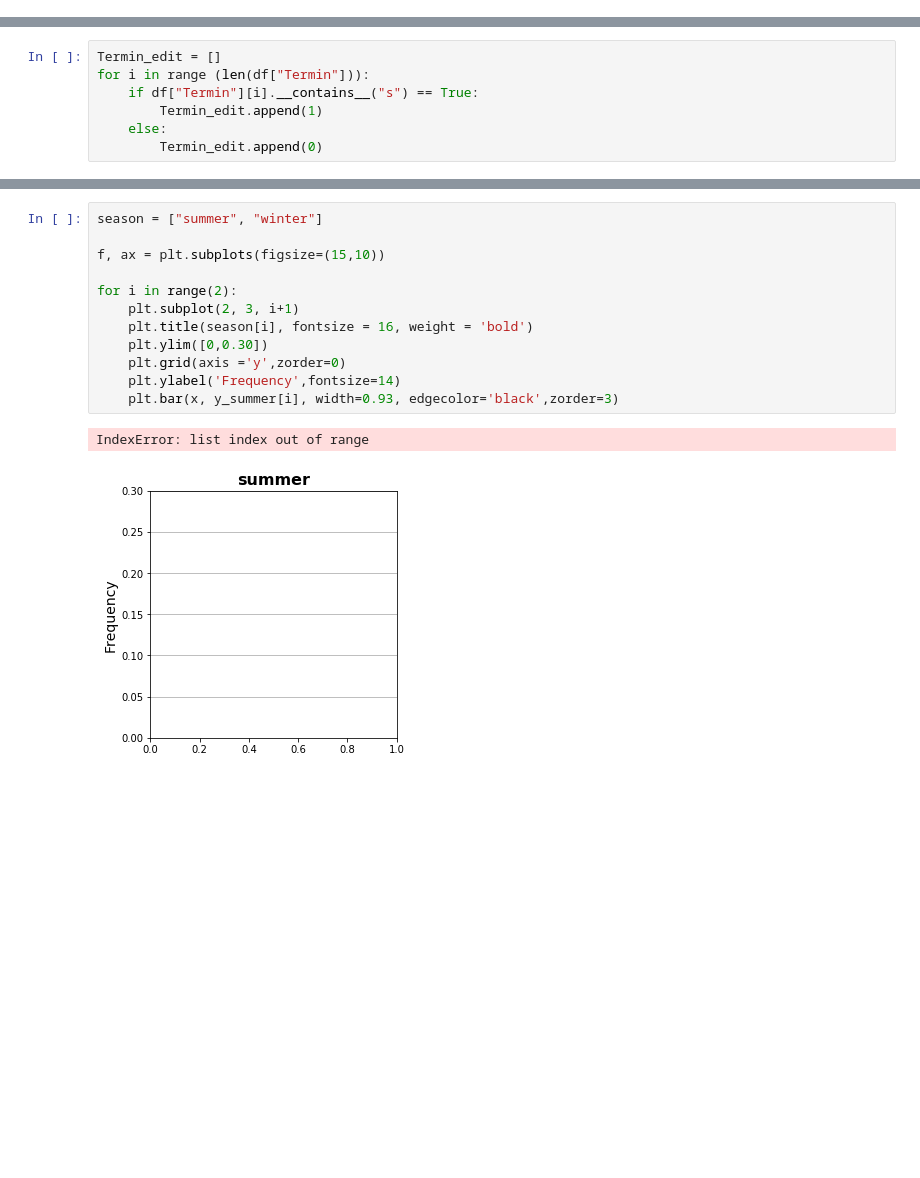
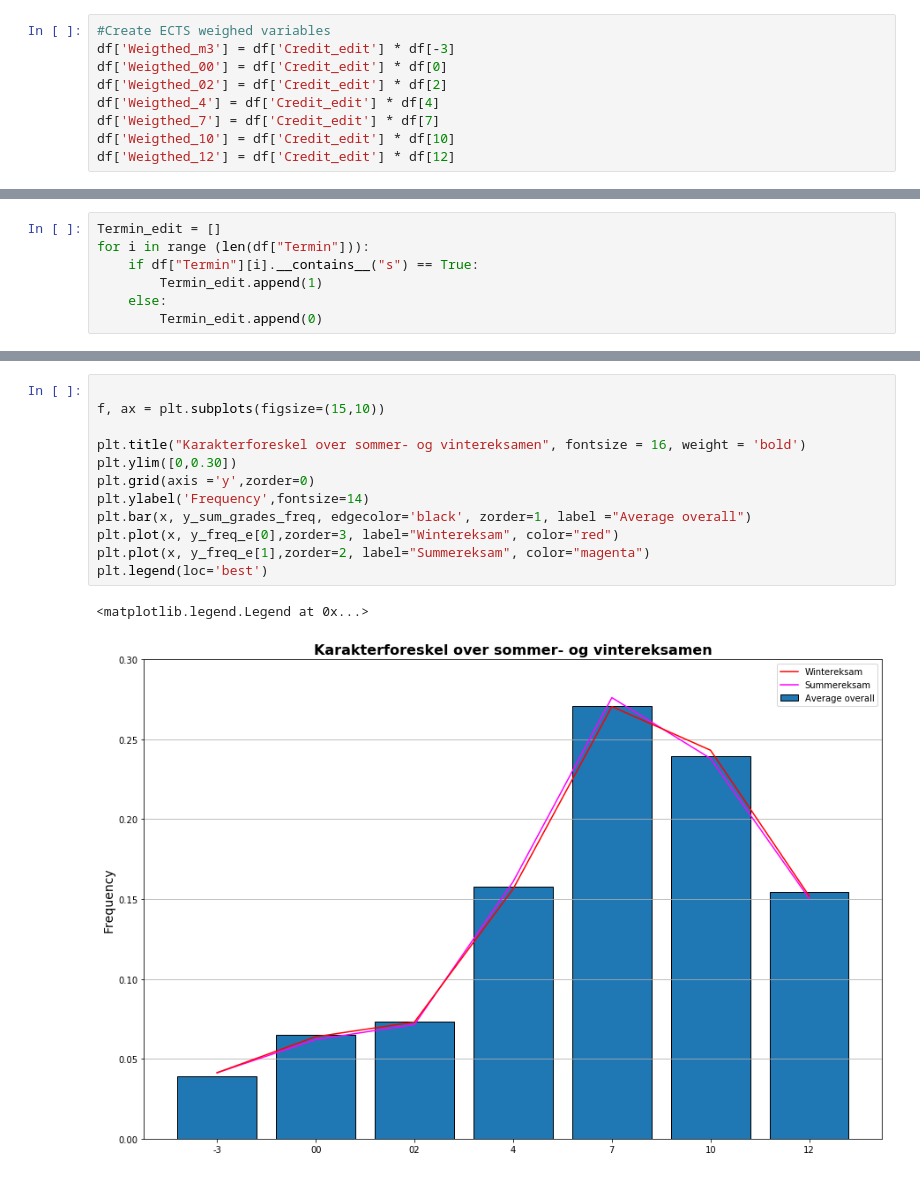
Before and after one commit to tnv875/Group18-NoTeeth, a Jupyter notebook: Exam project/Jacob legemappe/Load final data set (JACOB DUPLICATE)-Copy1.ipynb, the cells around one changed output, grey strips where cells are left out. Drawn from its saved outputs; the diff is of its cells as text; blank space fills up the shorter version.

Commit message:
Seasonal difference and optimisation

```diff
--- a/Exam project/Jacob legemappe/Load final data set (JACOB DUPLICATE)-Copy1.ipynb
+++ b/Exam project/Jacob legemappe/Load final data set (JACOB DUPLICATE)-Copy1.ipynb
@@ -128,0 +131,9 @@ plt.show()
+# %%
+#Create ECTS weighed variables
+df['Weigthed_m3'] = df['Credit_edit'] * df[-3]
+df['Weigthed_00'] = df['Credit_edit'] * df[0]
+df['Weigthed_02'] = df['Credit_edit'] * df[2]
+df['Weigthed_4'] = df['Credit_edit'] * df[4]
+df['Weigthed_7'] = df['Credit_edit'] * df[7]
+df['Weigthed_10'] = df['Credit_edit'] * df[10]
+df['Weigthed_12'] = df['Credit_edit'] * df[12]
@@ -159,15 +282,15 @@ df
 # %%
-season = ["summer", "winter"]
 
 f, ax = plt.subplots(figsize=(15,10))
 
-for i in range(2):
-    plt.subplot(2, 3, i+1)
-    plt.title(season[i], fontsize = 16, weight = 'bold')
-    plt.ylim([0,0.30])
-    plt.grid(axis ='y',zorder=0)
-    plt.ylabel('Frequency',fontsize=14)
-    plt.bar(x, y_summer[i], width=0.93, edgecolor='black',zorder=3)
+plt.title("Karakterforeskel over sommer- og vintereksamen", fontsize = 16, weight = 'bold')
+plt.ylim([0,0.30])
+plt.grid(axis ='y',zorder=0)
+plt.ylabel('Frequency',fontsize=14)
+plt.bar(x, y_sum_grades_freq, edgecolor='black', zorder=1, label ="Average overall")
+plt.plot(x, y_freq_e[0],zorder=3, label="Wintereksam", color="red")
+plt.plot(x, y_freq_e[1],zorder=2, label="Summereksam", color="magenta")
+plt.legend(loc='best')
 # %% [output]
-IndexError: list index out of range
+<matplotlib.legend.Legend at 0x...>
-[figure, old version]
+[figure, new version]
```
Also changed, not shown: parts of 8 cells of this notebook.
